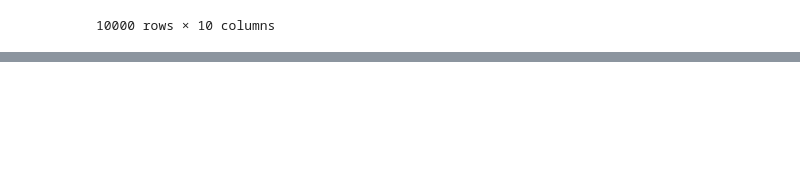
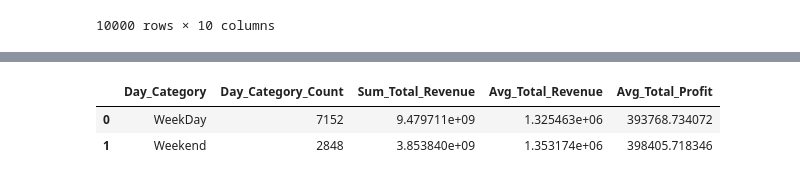
Before and after one commit to serhanoztas/Data_Science_New_Era, a Jupyter notebook: Lesson7.ipynb, the cells around one changed output, grey strips where cells are left out. Cells and saved outputs as stored; diff of their text form; code cells hidden in the pictures; blank space fills up the shorter version.

```diff
--- a/Lesson7.ipynb
+++ b/Lesson7.ipynb
@@ -140,3 +140,15 @@ df_orderdate
 | 9998 | 2017-02-19 | 2017 | 1 | 2 | 6 | Sunday | ... |
 | 9999 | 2016-04-12 | 2016 | 2 | 4 | 1 | Tuesday | ... |
 10000 rows × 10 columns
+# %%
+def get_season(month):
+    if month in [12,1,2]:
+        return "winter"
+    elif month in [3,4,5]:
+        return "spring"
+    elif month in [6,7,8]:
+        return "summer"
+    return 'fall'
+
+df['season'] = df['Order Month'].apply(get_season)
+df
@@ -142,0 +187,15 @@ df_orderdate
+# %%
+def day_category(Order_Day_of_Week):
+    # the type of the var Order_Day_of_Week is integer.
+    if Order_Day_of_Week in [0,1,2,3,4]:
+        return 'WeekDay'
+    elif Order_Day_of_Week in [5,6]:
+        return 'Weekend'
+    else:
+        return 'Error'
+
+
+df['Day_Category'] = df['Order Day of Week'].apply(day_category)
+# %%
+df_limit = df[['Order ID', 'Order Date','Day_Category','Total Revenue','Total Profit']]
+df_limit
@@ -142,0 +216,17 @@ df_orderdate
+# %%
+# Order Counts by Itemtype
+
+
+df_daycategory = df_limit.groupby('Day_Category').agg(
+    Day_Category_Count = ('Order ID','count'),
+    Sum_Total_Revenue = ('Total Revenue','sum'),
+    Avg_Total_Revenue = ('Total Revenue','mean'),
+    Avg_Total_Profit = ('Total Profit','mean')
+
+)
+
+df_daycategory.reset_index()
+# %% [output]
+|  | Day_Category | Day_Category_Count | Sum_Total_Revenue | Avg_Total_Revenue | Avg_Total_Profit |
+| 0 | WeekDay | 7152 | 9.479711e+09 | 1.325463e+06 | 393768.734072 |
+| 1 | Weekend | 2848 | 3.853840e+09 | 1.353174e+06 | 398405.718346 |
```
Also changed, not shown: parts of 6 cells of this notebook, 1 other file.
